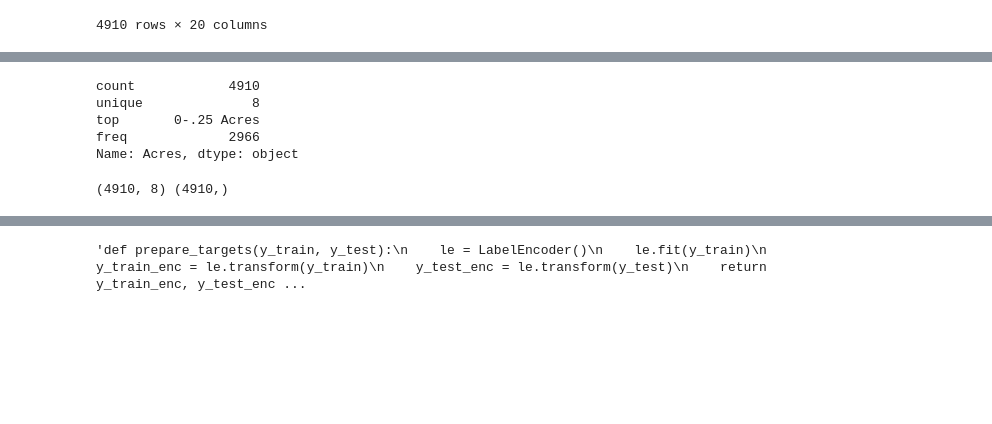
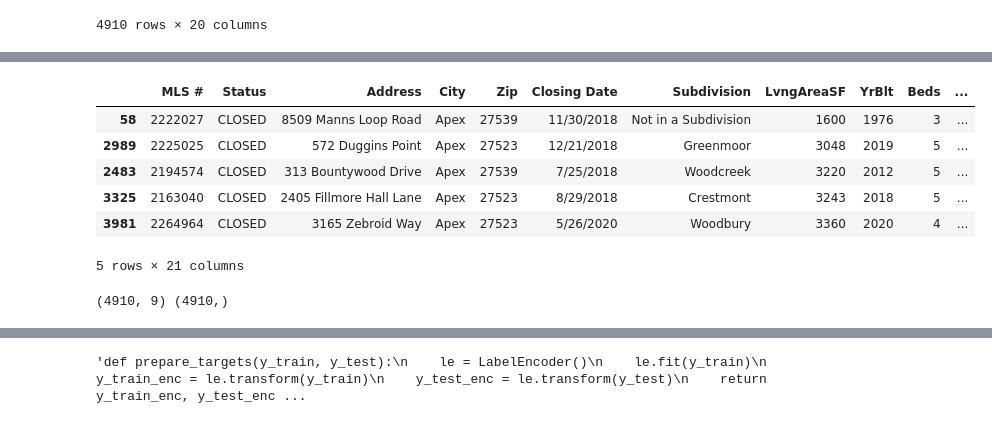
Before and after one commit to taftap8/apex_real_estate, a Jupyter notebook: Apex_RE_Homes.ipynb, the cells around one changed output, grey strips where cells are left out. Cells and saved outputs as stored; diff of their text form; code cells hidden in the pictures; blank space fills up the shorter version.

```diff
--- a/Apex_RE_Homes.ipynb
+++ b/Apex_RE_Homes.ipynb
@@ -92,18 +78,32 @@ random_homes_df
 4910 rows × 20 columns
-# %%
-random_homes_df["Acres"].describe()
-# %% [output]
-count            4910
-unique              8
-top       0-.25 Acres
-freq             2966
-Name: Acres, dtype: object
+# %%
+#copy df
+house_data = random_homes_df
+#copy Subdivision column data
+house_data["Sub#"] = house_data["Subdivision"]
+
+
+# Import label encoder
+from sklearn import preprocessing
+# label_encoder object knows how to understand word labels.
+label_encoder = preprocessing.LabelEncoder()
+# Encode labels in column 'Sub#'.
+house_data['Sub#']= label_encoder.fit_transform(house_data['Sub#'])
+house_data.head()
+# %% [output]
+|  | MLS # | Status | Address | City | Zip | Closing Date | Subdivision | LvngAreaSF | YrBlt | Beds | ... |
+| 58 | 2222027 | CLOSED | 8509 Manns Loop Road | Apex | 27539 | 11/30/2018 | Not in a Subdivision | 1600 | 1976 | 3 | ... |
+| 2989 | 2225025 | CLOSED | 572 Duggins Point | Apex | 27523 | 12/21/2018 | Greenmoor | 3048 | 2019 | 5 | ... |
+| 2483 | 2194574 | CLOSED | 313 Bountywood Drive | Apex | 27539 | 7/25/2018 | Woodcreek | 3220 | 2012 | 5 | ... |
+| 3325 | 2163040 | CLOSED | 2405 Fillmore Hall Lane | Apex | 27523 | 8/29/2018 | Crestmont | 3243 | 2018 | 5 | ... |
+| 3981 | 2264964 | CLOSED | 3165 Zebroid Way | Apex | 27523 | 5/26/2020 | Woodbury | 3360 | 2020 | 4 | ... |
+5 rows × 21 columns
 # %%
 #homes model prep
-X = random_homes_df[["YrBlt", "Beds", "FBths", "LvngAreaSF","HBths", "Days On Market", "Garage", "Sold Price/List Price"]]
-y = random_homes_df["SoldPrice"]
+X = house_data[["YrBlt", "Beds", "FBths", "LvngAreaSF","HBths", "Days On Market", "Garage", "Sold Price/List Price", "Sub#"]]
+y = house_data["SoldPrice"]
 print(X.shape, y.shape)
 # %% [output]
-(4910, 8) (4910,)
+(4910, 9) (4910,)
 # %%
 #normalize data
```
Also changed, not shown: parts of 19 cells of this notebook, 1 other file.
